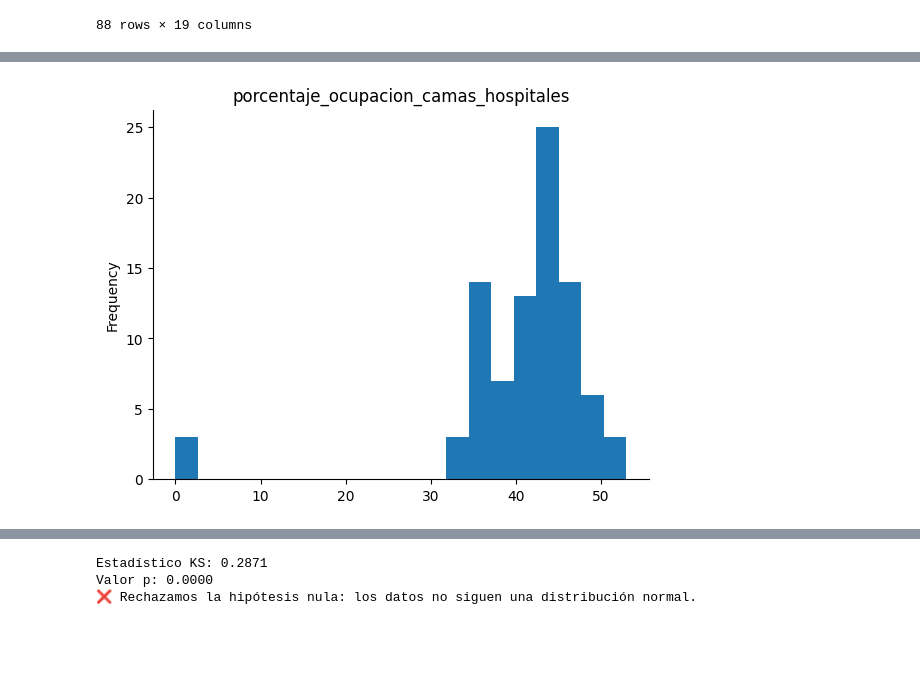
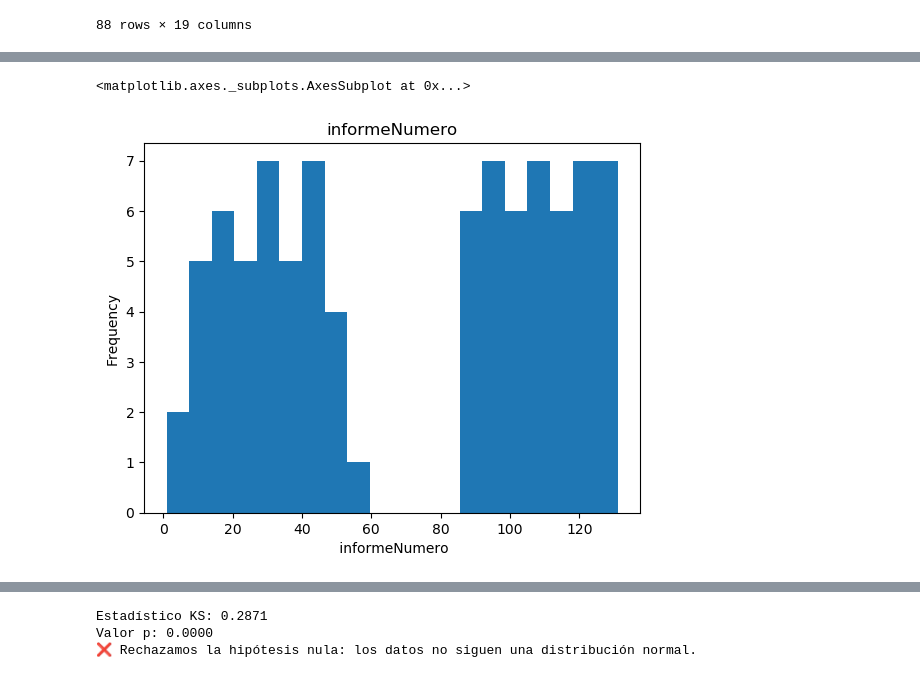
Before and after one commit to paezagustin/ML_2025, a Jupyter notebook: Ejercicios_clase_2.ipynb, the cells around one changed output, grey strips where cells are left out. Saved outputs shown, nothing was run; the diff lists cells and outputs as text; code cells hidden in the pictures; blank space fills up the shorter version.

```diff
--- a/Ejercicios_clase_2.ipynb
+++ b/Ejercicios_clase_2.ipynb
@@ -5,7 +8,6 @@ import pandas as pd
 # %%
-
-casos_ruta_archivo = '/content/casos_covid_bahia.csv'
-camas_ruta = '/content/camas_covid_bahia.csv'
+casos_ruta_archivo = 'datos\casos_covid_bahia.csv'
+camas_ruta = 'datos\camas_covid_bahia.csv'
 df_casos = pd.read_csv(casos_ruta_archivo)
 df_camas = pd.read_csv(camas_ruta)
 # %%
@@ -67,8 +45,5 @@ plt.gca().spines[['top', 'right']].set_visible(False)
-# %%
-# @title porcentaje_ocupacion_camas_hospitales
-
-from matplotlib import pyplot as plt
-df_camas['porcentaje_ocupacion_camas_hospitales'].plot(kind='hist', bins=20, title='porcentaje_ocupacion_camas_hospitales')
-plt.gca().spines[['top', 'right',]].set_visible(False)
-# %% [output]
-[figure, removed]
+# %%
+df_camas['informeNumero'].plot(kind='hist', bins=20, title='informeNumero',xlabel = ' informeNumero')
+# %% [output]
+<matplotlib.axes._subplots.AxesSubplot at 0x...>
+[figure, added]
```
Also changed, not shown: parts of 11 cells of this notebook.
